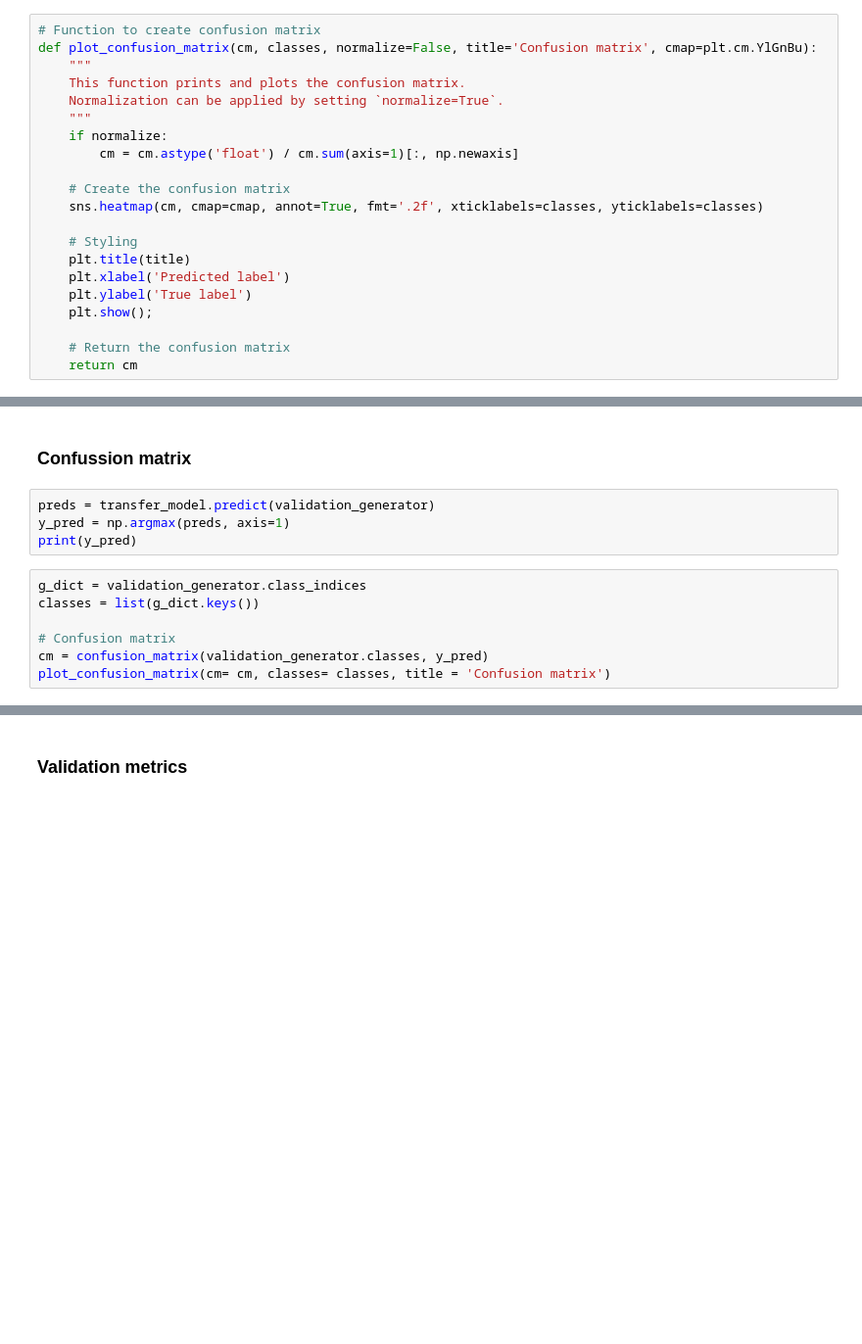
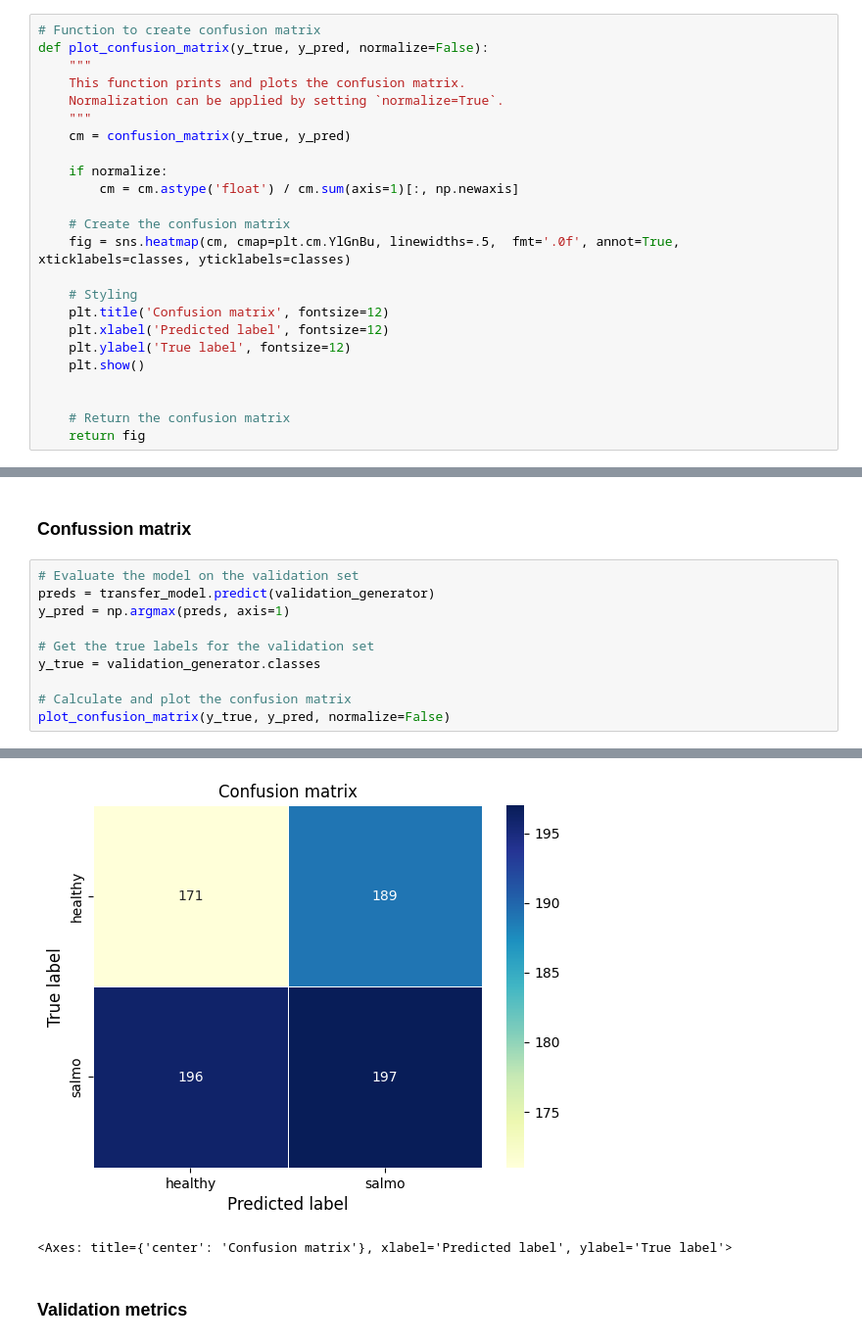
Before and after one commit to melissaortegaa/monografia, a Jupyter notebook: 03_transfer_learning.ipynb, the cells around one changed output, grey strips where cells are left out. Shown at 98% size. Saved outputs shown, nothing was run; the diff lists cells and outputs as text; blank space fills up the shorter version.

Commit message:
Kaggle Notebook | 03_transfer_learning.ipynb | Version 1

```diff
--- a/03_transfer_learning.ipynb
+++ b/03_transfer_learning.ipynb
@@ -378,25 +312,28 @@ def plot_history(history, title='Model training history'):
 **Function to create confusion matrix**
 # %%
 # Function to create confusion matrix
-def plot_confusion_matrix(cm, classes, normalize=False, title='Confusion matrix', cmap=plt.cm.YlGnBu):
+def plot_confusion_matrix(y_true, y_pred, normalize=False):
     """
     This function prints and plots the confusion matrix.
     Normalization can be applied by setting `normalize=True`.
     """
+    cm = confusion_matrix(y_true, y_pred)
+
     if normalize:
         cm = cm.astype('float') / cm.sum(axis=1)[:, np.newaxis]
 
     # Create the confusion matrix
-    sns.heatmap(cm, cmap=cmap, annot=True, fmt='.2f', xticklabels=classes, yticklabels=classes)
+    fig = sns.heatmap(cm, cmap=plt.cm.YlGnBu, linewidths=.5,  fmt='.0f', annot=True, xticklabels=classes, yticklabels=classes)
 
     # Styling
-    plt.title(title)
-    plt.xlabel('Predicted label')
-    plt.ylabel('True label')
-    plt.show();
+    plt.title('Confusion matrix', fontsize=12)
+    plt.xlabel('Predicted label', fontsize=12)
+    plt.ylabel('True label', fontsize=12)
+    plt.show()
+
 
     # Return the confusion matrix
-    return cm
+    return fig
 # %% [markdown]
 # Load the dataset
 # %%
@@ -682,13 +622,13 @@ plot_history(history)
 # %% [markdown]
 ### Confussion matrix
-# %%
-preds = transfer_model.predict(validation_generator)
-y_pred = np.argmax(preds, axis=1)
-print(y_pred)
-# %%
-g_dict = validation_generator.class_indices
-classes = list(g_dict.keys())
-
-# Confusion matrix
-cm = confusion_matrix(validation_generator.classes, y_pred)
-plot_confusion_matrix(cm= cm, classes= classes, title = 'Confusion matrix')
+# %%
+# Evaluate the model on the validation set
+preds = transfer_model.predict(validation_generator)
+y_pred = np.argmax(preds, axis=1)
+
+# Get the true labels for the validation set
+y_true = validation_generator.classes
+
+# Calculate and plot the confusion matrix
+plot_confusion_matrix(y_true, y_pred, normalize=False)
+# %% [output]
@@ -695,2 +636,4 @@ plot_confusion_matrix(cm= cm, classes= classes, title = 'Confusion matrix')
+[figure, added]
+<Axes: title={'center': 'Confusion matrix'}, xlabel='Predicted label', ylabel='True label'>
 # %% [markdown]
 ### Validation metrics
```
Also changed, not shown: parts of 32 cells of this notebook.
